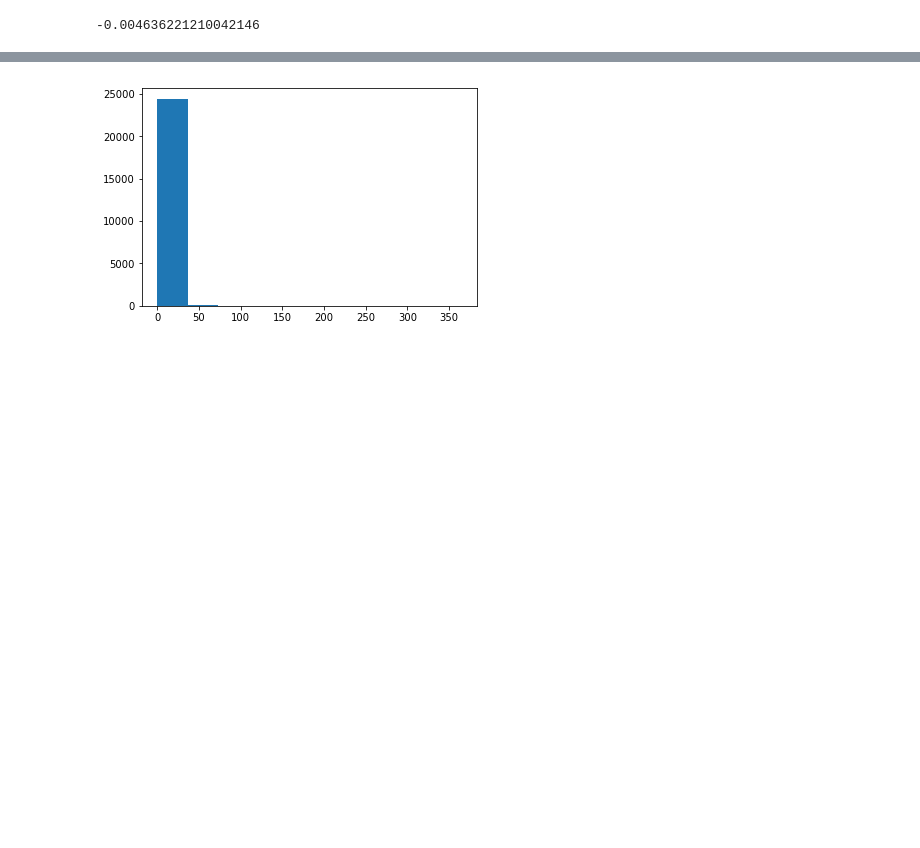
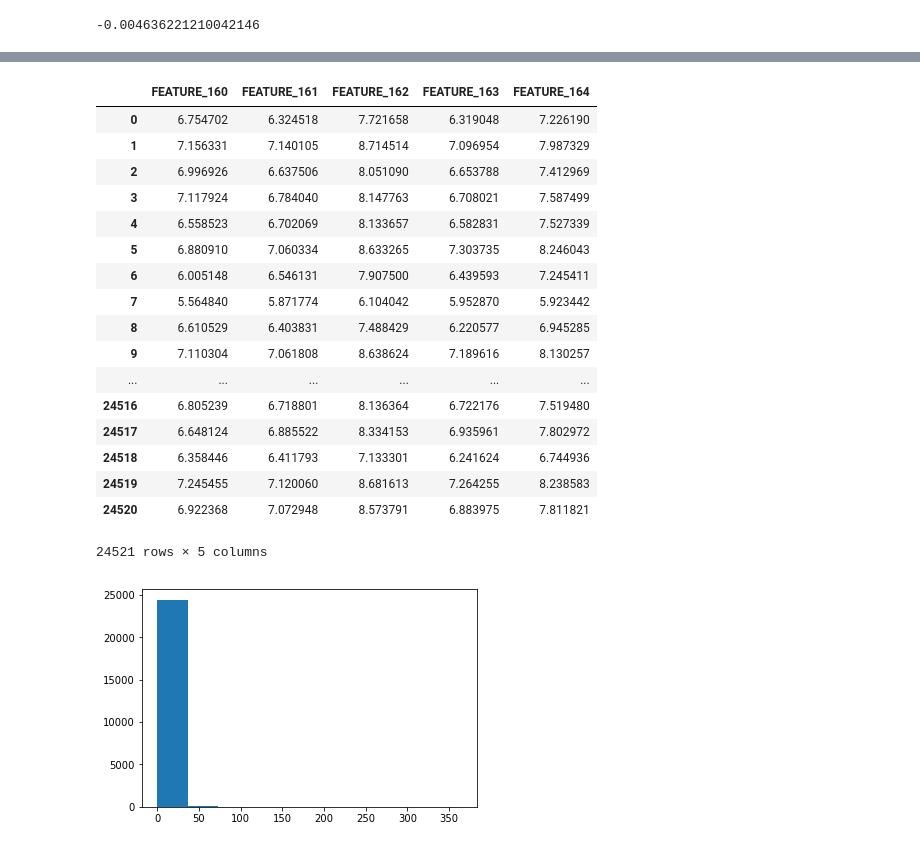
Before and after one commit to rtriangle/it_case_DJ, a Jupyter notebook: Untitled.ipynb, the cells around one changed output, grey strips where cells are left out. Cells and saved outputs as stored; diff of their text form; code cells hidden in the pictures; blank space fills up the shorter version.

```diff
--- a/Untitled.ipynb
+++ b/Untitled.ipynb
@@ -367,3 +220,24 @@ FEATURE_259 1.0 3.0
+# %%
+np.log(X[features[160:165]] + 300)
+# %% [output]
+|  | FEATURE_160 | FEATURE_161 | FEATURE_162 | FEATURE_163 | FEATURE_164 |
+| 0 | 6.754702 | 6.324518 | 7.721658 | 6.319048 | 7.226190 |
+| 1 | 7.156331 | 7.140105 | 8.714514 | 7.096954 | 7.987329 |
+| 2 | 6.996926 | 6.637506 | 8.051090 | 6.653788 | 7.412969 |
+| 3 | 7.117924 | 6.784040 | 8.147763 | 6.708021 | 7.587499 |
+| 4 | 6.558523 | 6.702069 | 8.133657 | 6.582831 | 7.527339 |
+| 5 | 6.880910 | 7.060334 | 8.633265 | 7.303735 | 8.246043 |
+| 6 | 6.005148 | 6.546131 | 7.907500 | 6.439593 | 7.245411 |
+| 7 | 5.564840 | 5.871774 | 6.104042 | 5.952870 | 5.923442 |
+| 8 | 6.610529 | 6.403831 | 7.488429 | 6.220577 | 6.945285 |
+| 9 | 7.110304 | 7.061808 | 8.638624 | 7.189616 | 8.130257 |
+| ... | ... | ... | ... | ... | ... |
+| 24516 | 6.805239 | 6.718801 | 8.136364 | 6.722176 | 7.519480 |
+| 24517 | 6.648124 | 6.885522 | 8.334153 | 6.935961 | 7.802972 |
+| 24518 | 6.358446 | 6.411793 | 7.133301 | 6.241624 | 6.744936 |
+| 24519 | 7.245455 | 7.120060 | 8.681613 | 7.264255 | 8.238583 |
+| 24520 | 6.922368 | 7.072948 | 8.573791 | 6.883975 | 7.811821 |
+24521 rows × 5 columns
 # %%
 plt.hist(X['FEATURE_198'])
 plt.show()
```
Also changed, not shown: parts of 64 cells of this notebook.
